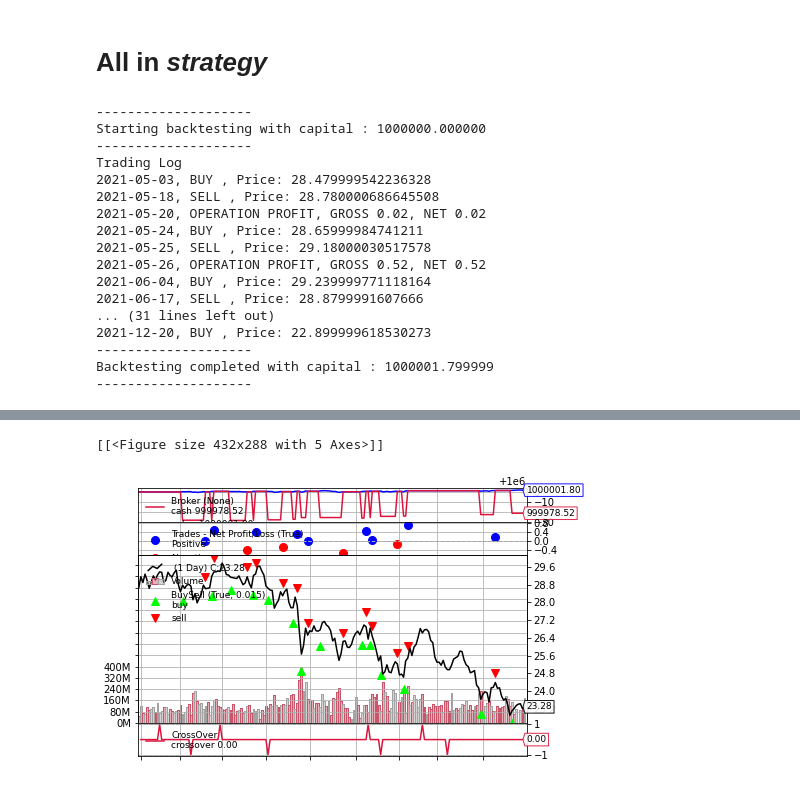
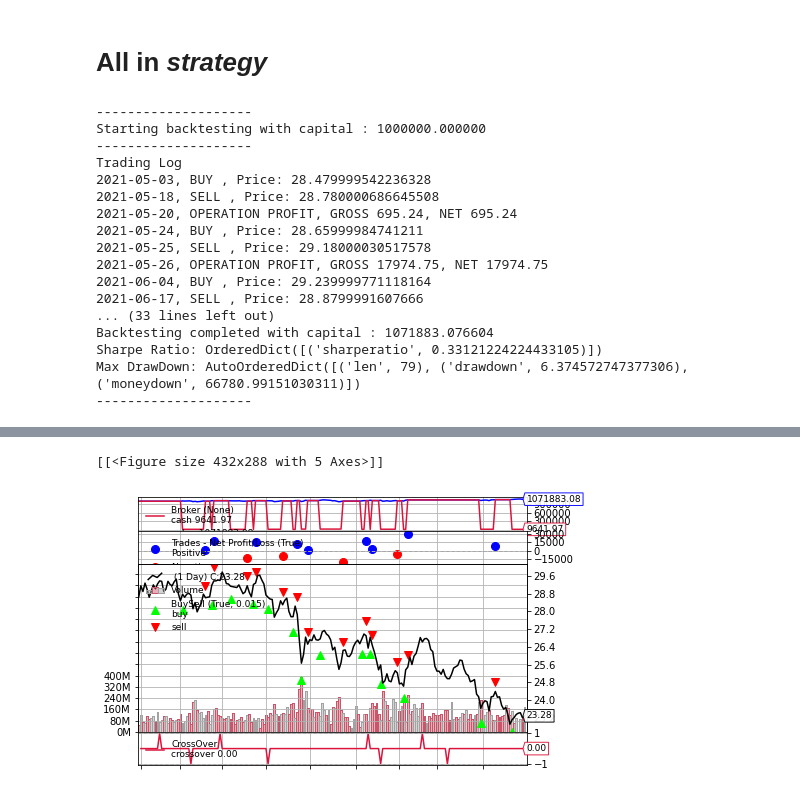
Before and after one commit to joechan22/financial-computing-proj, a Jupyter notebook: back-test.ipynb, the cells around one changed output, grey strips where cells are left out. Drawn from its saved outputs; the diff is of its cells as text; code cells hidden in the pictures.

Commit message:
fixed the profit bug in all in srategy

```diff
--- a/back-test.ipynb
+++ b/back-test.ipynb
@@ -546,41 +556,45 @@ cerebro = bt.Cerebro()
 cerebro.broker.setcash(1000000)
 cerebro.adddata(trading_data)
 cerebro.addstrategy(MlTrading)
-# cerebro.addsizer(bt.sizers.PercentSizer, percents = 100)
+cerebro.addsizer(bt.sizers.PercentSizer, percents = 99)
+cerebro.addanalyzer(bt.analyzers.SharpeRatio, _name = 'SR', timeframe=bt.TimeFrame.Months)
+cerebro.addanalyzer(bt.analyzers.DrawDown, _name = 'Drawdown')
 print('-'*20)
 print('Starting backtesting with capital : %f' % cerebro.broker.getvalue())
 print('-'*20)
 print("Trading Log")
-cerebro.run()
+results = cerebro.run()
 print('-'*20)
 print('Backtesting completed with capital : %f' % cerebro.broker.getvalue())
+print('Sharpe Ratio:', results[0].analyzers.SR.get_analysis())
+print('Max DrawDown:', results[0].analyzers.Drawdown.get_analysis().max)
 print('-'*20)
 cerebro.plot()
 
 # from google.colab import files
 # from IPython.display import Image
 # chart_file = 'result.png'
 # cerebro.plot()[0][0].savefig(chart_file, dpi=300)
 # Image(open(chart_file, 'rb').read())
 # %% [output]
 --------------------
 Starting backtesting with capital : 1000000.000000
 --------------------
 Trading Log
 2021-05-03, BUY , Price: 28.479999542236328
 2021-05-18, SELL , Price: 28.780000686645508
-2021-05-20, OPERATION PROFIT, GROSS 0.02, NET 0.02
+2021-05-20, OPERATION PROFIT, GROSS 695.24, NET 695.24
 2021-05-24, BUY , Price: 28.65999984741211
 2021-05-25, SELL , Price: 29.18000030517578
-2021-05-26, OPERATION PROFIT, GROSS 0.52, NET 0.52
+2021-05-26, OPERATION PROFIT, GROSS 17974.75, NET 17974.75
 2021-06-04, BUY , Price: 29.239999771118164
 2021-06-17, SELL , Price: 28.8799991607666
-... (31 lines left out)
-2021-12-20, BUY , Price: 22.899999618530273
+... (33 lines left out)
+Backtesting completed with capital : 1071883.076604
+Sharpe Ratio: OrderedDict([('sharperatio', 0.33121224224433105)])
+Max DrawDown: AutoOrderedDict([('len', 79), ('drawdown', 6.374572747377306), ('moneydown', 66780.99151030311)])
 --------------------
-Backtesting completed with capital : 1000001.799999
---------------------
 [interactive output not drawn]
 [interactive output not drawn]
 [[<Figure size 432x288 with 5 Axes>]]
-[figure, old version]
+[figure, new version]
```
Also changed, not shown: parts of 14 cells of this notebook.
